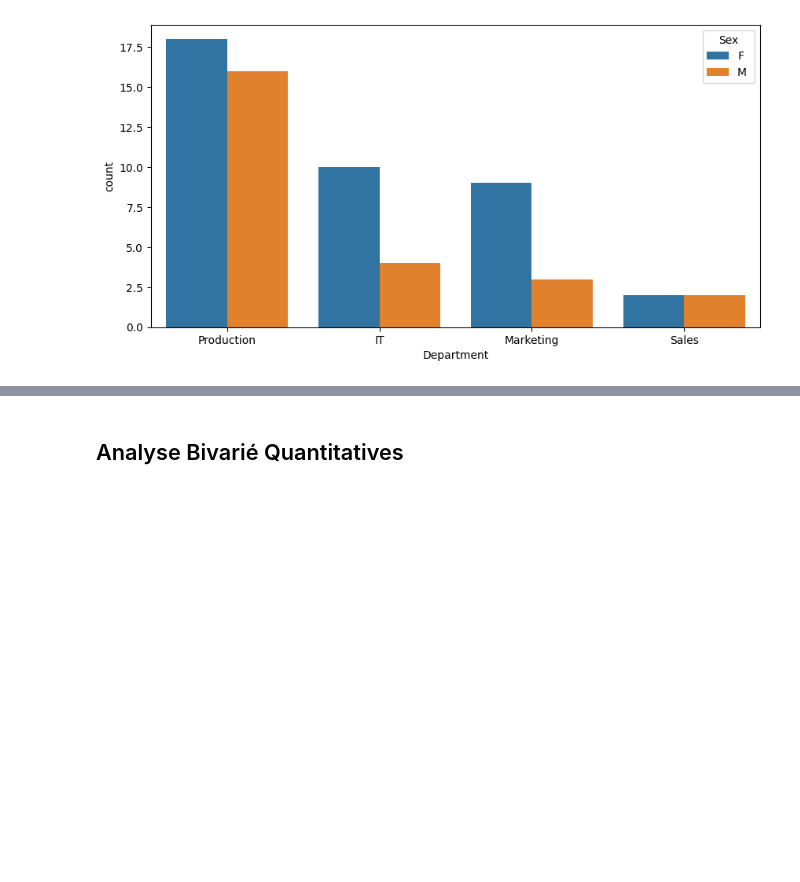
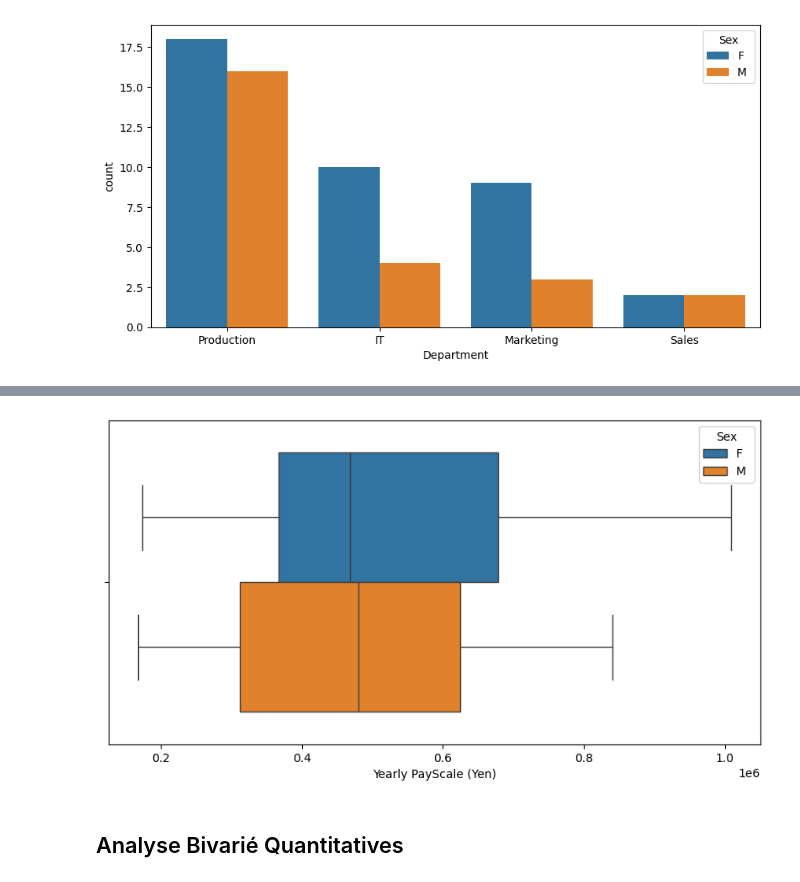
Before and after one commit to melaniedaddio/-Time-Cost-Quality-of-Hire, a Jupyter notebook: script.ipynb, the cells around one changed output, grey strips where cells are left out. Cells and saved outputs as stored; diff of their text form; code cells hidden in the pictures; blank space fills up the shorter version.

```diff
--- a/script.ipynb
+++ b/script.ipynb
@@ -341,3 +373,9 @@ plt.show()
+# %%
+plt.figure(figsize=(10,5))
+sns.boxplot(df, x = 'Yearly PayScale (Yen)', hue ='Sex')
+plt.show()
+# %% [output]
+[figure, added]
 # %% [markdown]
 ## Analyse Bivarié Quantitatives
 # %% [markdown]
```
Also changed, not shown: parts of 7 cells of this notebook.
